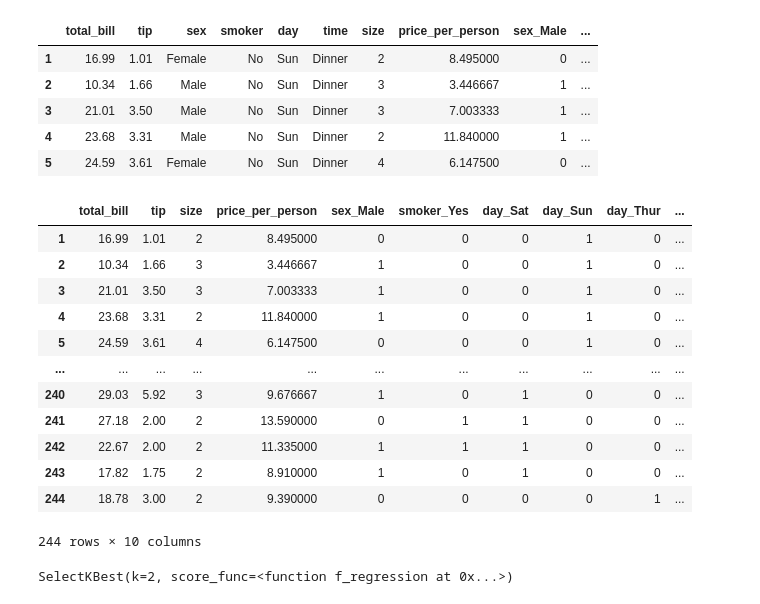
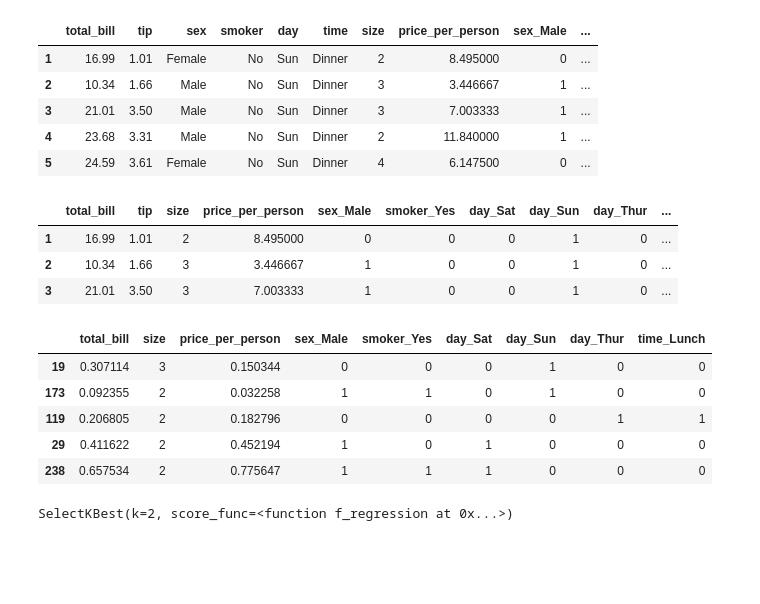
Before and after one commit to Jgardin875/regression_exercises, a Jupyter notebook: feature_engineering.ipynb, the cells around one changed output. Drawn from its saved outputs; the diff is of its cells as text; code cells hidden in the pictures; blank space fills up the shorter version.

```diff
--- a/feature_engineering.ipynb
+++ b/feature_engineering.ipynb
@@ -63,21 +64,12 @@ df.head()
 # %%
 df = df.drop(columns = ['sex', 'smoker', 'day', 'time'])
 # %%
-df
+df.head(3)
 # %% [output]
 |  | total_bill | tip | size | price_per_person | sex_Male | smoker_Yes | day_Sat | day_Sun | day_Thur | ... |
 | 1 | 16.99 | 1.01 | 2 | 8.495000 | 0 | 0 | 0 | 1 | 0 | ... |
 | 2 | 10.34 | 1.66 | 3 | 3.446667 | 1 | 0 | 0 | 1 | 0 | ... |
 | 3 | 21.01 | 3.50 | 3 | 7.003333 | 1 | 0 | 0 | 1 | 0 | ... |
-| 4 | 23.68 | 3.31 | 2 | 11.840000 | 1 | 0 | 0 | 1 | 0 | ... |
-| 5 | 24.59 | 3.61 | 4 | 6.147500 | 0 | 0 | 0 | 1 | 0 | ... |
-| ... | ... | ... | ... | ... | ... | ... | ... | ... | ... | ... |
-| 240 | 29.03 | 5.92 | 3 | 9.676667 | 1 | 0 | 1 | 0 | 0 | ... |
-| 241 | 27.18 | 2.00 | 2 | 13.590000 | 0 | 1 | 1 | 0 | 0 | ... |
-| 242 | 22.67 | 2.00 | 2 | 11.335000 | 1 | 1 | 1 | 0 | 0 | ... |
-| 243 | 17.82 | 1.75 | 2 | 8.910000 | 1 | 0 | 1 | 0 | 0 | ... |
-| 244 | 18.78 | 3.00 | 2 | 9.390000 | 0 | 0 | 0 | 0 | 1 | ... |
-244 rows × 10 columns
 # %%
 train_validate, test = train_test_split(df, random_state=123, train_size=.8)
 train, validate = train_test_split(train_validate, random_state=123, train_size=.7)
@@ -88,6 +80,23 @@ X_validate = validate.drop(columns = 'tip')
 y_validate = validate.tip
 X_test = test.drop(columns = 'tip')
 y_test = test.tip
+# %%
+#class review chose to scale data
+
+mms = MinMaxScaler()
+
+mms.fit(X_train[['total_bill', 'price_per_person']])
+
+X_train[['total_bill', 'price_per_person']] = mms.transform(X_train[['total_bill', 'price_per_person']])
+
+X_train.head()
+# %% [output]
+|  | total_bill | size | price_per_person | sex_Male | smoker_Yes | day_Sat | day_Sun | day_Thur | time_Lunch |
+| 19 | 0.307114 | 3 | 0.150344 | 0 | 0 | 0 | 1 | 0 | 0 |
+| 173 | 0.092355 | 2 | 0.032258 | 1 | 1 | 0 | 1 | 0 | 0 |
+| 119 | 0.206805 | 2 | 0.182796 | 0 | 0 | 0 | 0 | 1 | 1 |
+| 29 | 0.411622 | 2 | 0.452194 | 1 | 0 | 1 | 0 | 0 | 0 |
+| 238 | 0.657534 | 2 | 0.775647 | 1 | 1 | 1 | 0 | 0 | 0 |
 # %%
 #select hyperperameters and fit to train data
 kbest = SelectKBest(f_regression, k=2)
```
Also changed, not shown: parts of 8 cells of this notebook, 2 other files.
